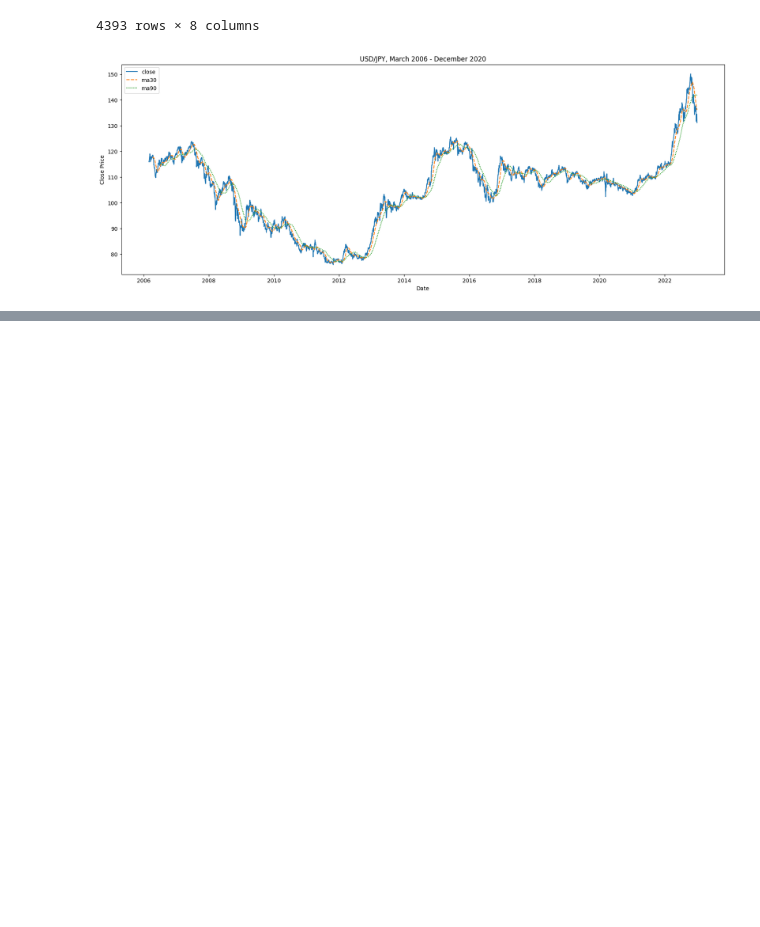
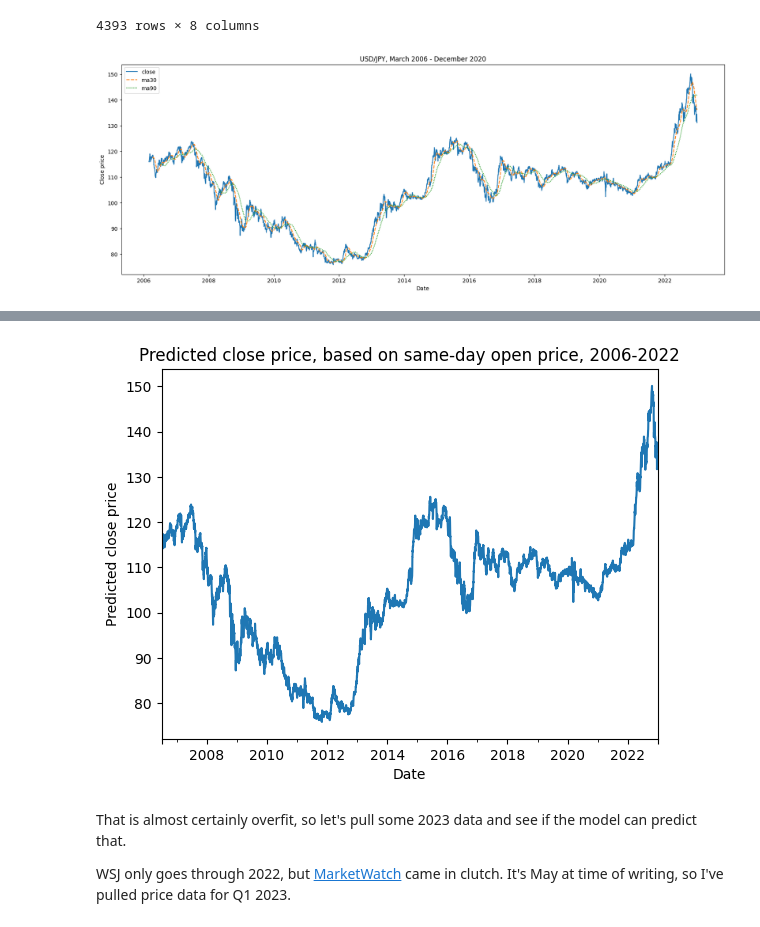
Before and after one commit to whitgroves/fintech-bootcamp-at-home, a Jupyter notebook: project-2-currency-predictor.ipynb, the cells around one changed output, grey strips where cells are left out. Cells and saved outputs as stored; diff of their text form; code cells hidden in the pictures; blank space fills up the shorter version.

```diff
--- a/project-2-currency-predictor.ipynb
+++ b/project-2-currency-predictor.ipynb
@@ -103,0 +121,3 @@ pass # hide matplot.xlabel() output
+# %%
+scrubbed = data.dropna()
+scrubbed
@@ -103,0 +139,18 @@ pass # hide matplot.xlabel() output
+# %%
+from sklearn.linear_model import LinearRegression
+X = scrubbed.loc[:, ['open']]
+y = scrubbed.close # "mUsT Be 1-diMEnSioNaL"
+model = LinearRegression()
+model.fit(X, y)
+y_pred = pandas.Series(model.predict(X), index=X.index)
+y_pred.plot()
+matplot.title('Predicted close price, based on same-day open price, 2006-2022')
+matplot.xlabel('Date')
+matplot.ylabel('Predicted close price')
+pass # you know the drill
+# %% [output]
+[figure, added]
+# %% [markdown]
+That is almost certainly overfit, so let's pull some 2023 data and see if the model can predict that.
+
+WSJ only goes through 2022, but [MarketWatch](https://www.marketwatch.com/investing/currency/usdjpy/download-data) came in clutch. It's May at time of writing, so I've pulled price data for Q1 2023.
```
Also changed, not shown: parts of 20 cells of this notebook, 2 other files.
